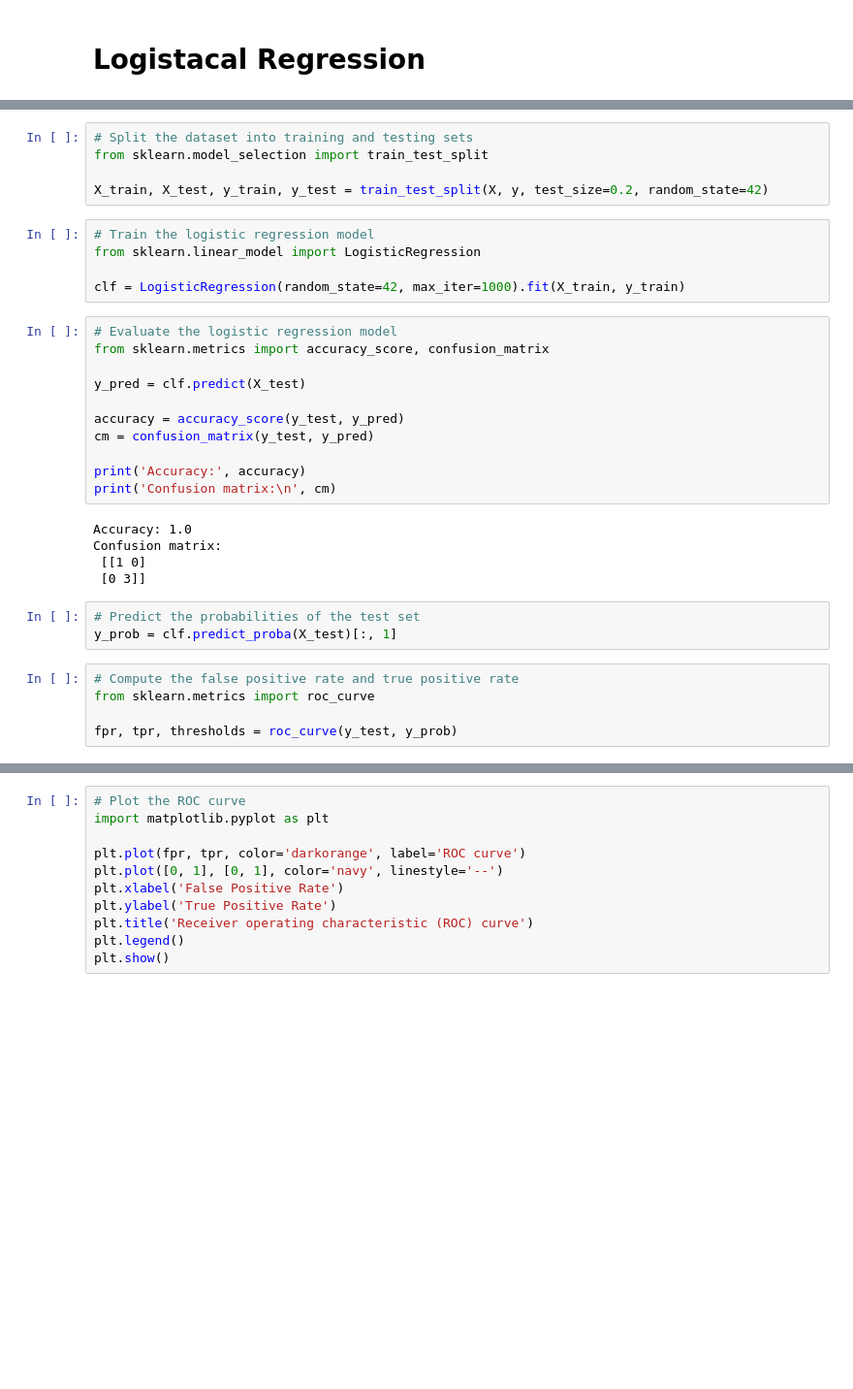
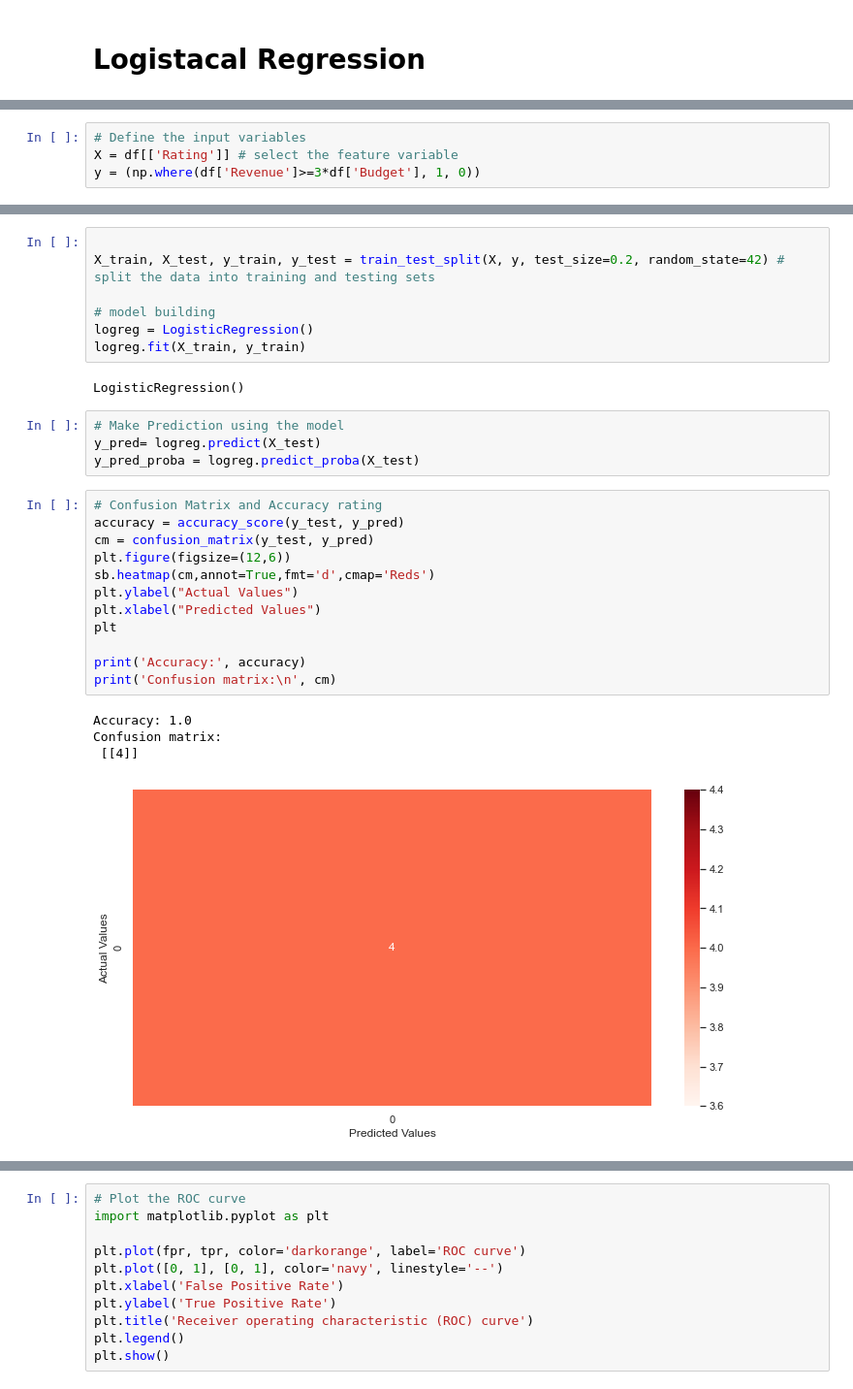
Before and after one commit to 123bros/Movie-Analysis, a Jupyter notebook: Logistical_regression-checkpoint.ipynb, the cells around one changed output, grey strips where cells are left out. Shown at 97% size. Saved outputs shown, nothing was run; the diff lists cells and outputs as text; blank space fills up the shorter version.

```diff
--- a/Logistical_regression-checkpoint.ipynb
+++ b/Logistical_regression-checkpoint.ipynb
@@ -36,0 +62,4 @@ revenue_predictions = clf.predict(X)
+# %%
+# Define the input variables
+X = df[['Rating']] # select the feature variable
+y = (np.where(df['Revenue']>=3*df['Budget'], 1, 0))
@@ -37,34 +84,30 @@ revenue_predictions = clf.predict(X)
 # %%
-# Split the dataset into training and testing sets
-from sklearn.model_selection import train_test_split
 
-X_train, X_test, y_train, y_test = train_test_split(X, y, test_size=0.2, random_state=42)
+X_train, X_test, y_train, y_test = train_test_split(X, y, test_size=0.2, random_state=42) # split the data into training and testing sets
+
+# model building
+logreg = LogisticRegression()
+logreg.fit(X_train, y_train)
+# %% [output]
+LogisticRegression()
-# %%
-# Train the logistic regression model
-from sklearn.linear_model import LogisticRegression
-
-clf = LogisticRegression(random_state=42, max_iter=1000).fit(X_train, y_train)
-# %%
-# Evaluate the logistic regression model
-from sklearn.metrics import accuracy_score, confusion_matrix
-
-y_pred = clf.predict(X_test)
-
-accuracy = accuracy_score(y_test, y_pred)
-cm = confusion_matrix(y_test, y_pred)
-
-print('Accuracy:', accuracy)
-print('Confusion matrix:\n', cm)
-# %% [output]
-Accuracy: 1.0
-Confusion matrix:
- [[1 0]
- [0 3]]
-# %%
-# Predict the probabilities of the test set
-y_prob = clf.predict_proba(X_test)[:, 1]
-# %%
-# Compute the false positive rate and true positive rate
-from sklearn.metrics import roc_curve
-
-fpr, tpr, thresholds = roc_curve(y_test, y_prob)
+# %%
+# Make Prediction using the model
+y_pred= logreg.predict(X_test)
+y_pred_proba = logreg.predict_proba(X_test)
+# %%
+# Confusion Matrix and Accuracy rating
+accuracy = accuracy_score(y_test, y_pred)
+cm = confusion_matrix(y_test, y_pred)
+plt.figure(figsize=(12,6))
+sb.heatmap(cm,annot=True,fmt='d',cmap='Reds')
+plt.ylabel("Actual Values")
+plt.xlabel("Predicted Values")
+plt
+
+print('Accuracy:', accuracy)
+print('Confusion matrix:\n', cm)
+# %% [output]
+Accuracy: 1.0
+Confusion matrix:
+ [[4]]
+[figure, added]
```
Also changed, not shown: parts of 9 cells of this notebook.
